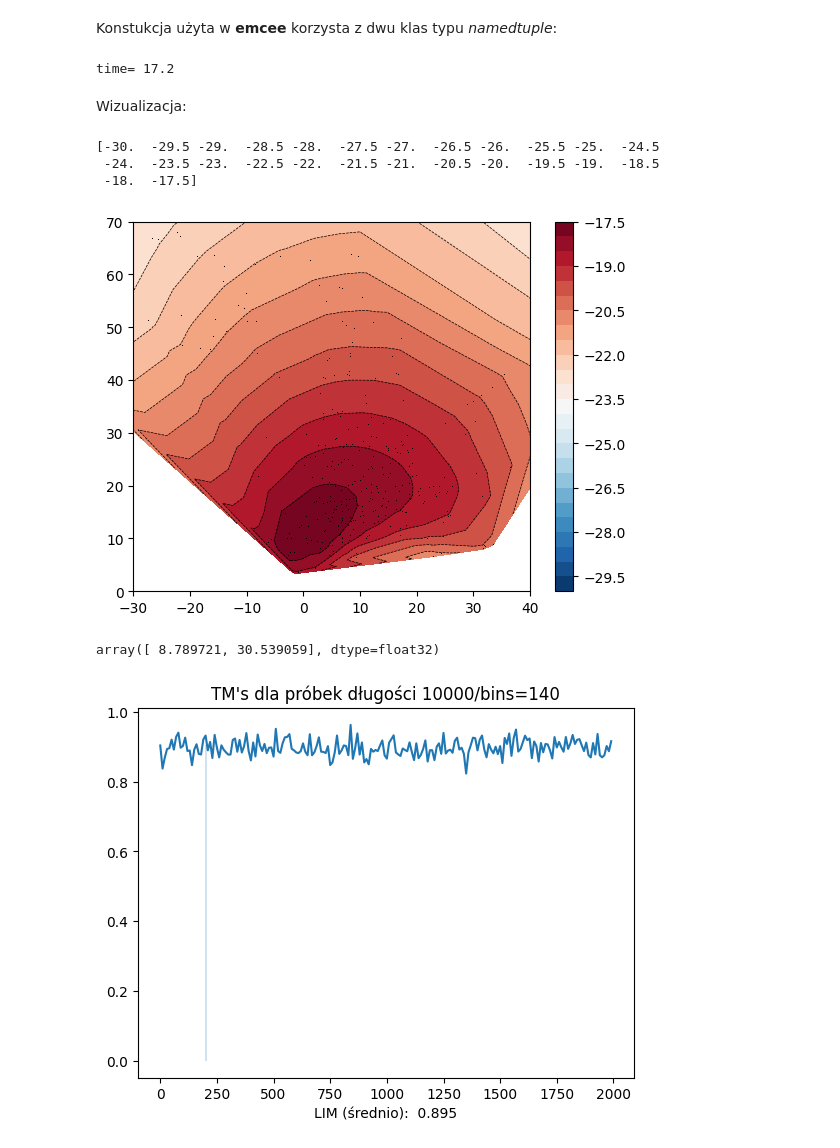
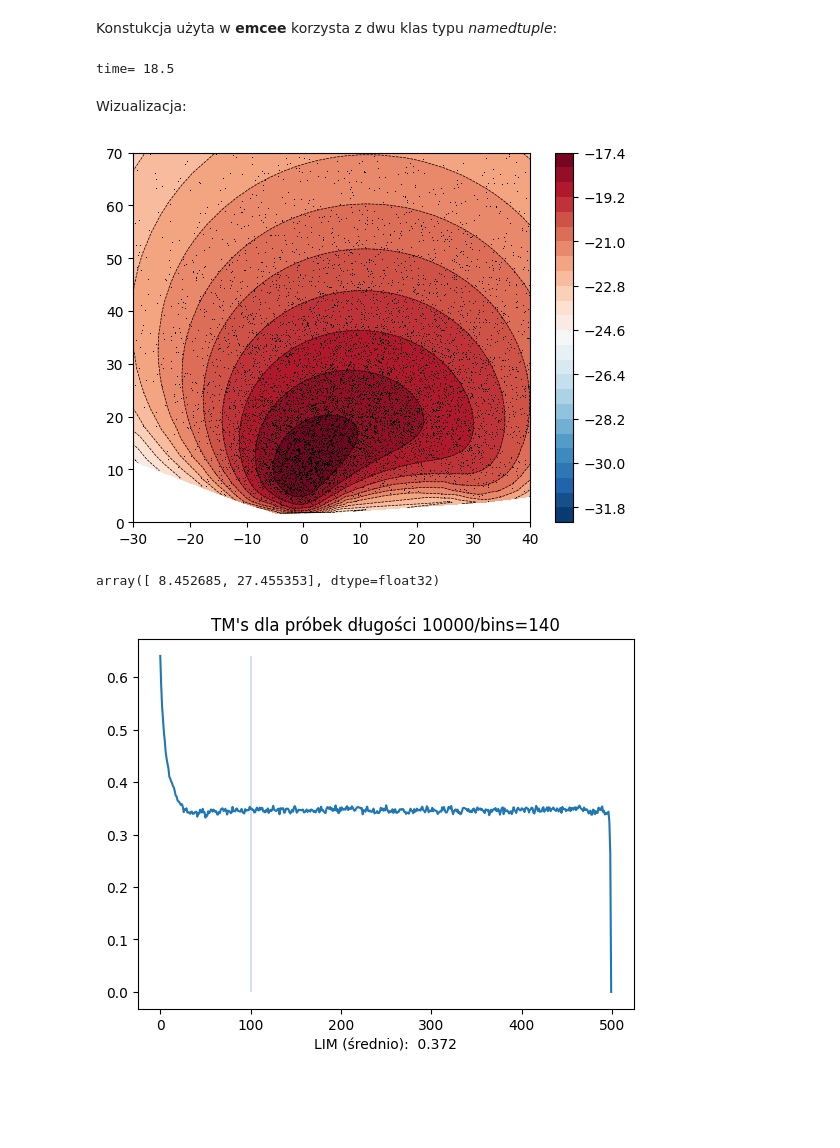
Before and after one commit to GrzegorzAndrzejczak/Programowanie-w-Pythonie, a Jupyter notebook: CASE_lighthouse_emcee.ipynb, the cells around one changed output. Saved outputs shown, nothing was run; the diff lists cells and outputs as text; code cells hidden in the pictures; blank space fills up the shorter version.

```diff
--- a/CASE_lighthouse_emcee.ipynb
+++ b/CASE_lighthouse_emcee.ipynb
@@ -35,8 +35,8 @@ D = d.values[:N]
 
 ndim = 2  # number of parameters in the model
 nwalkers = 10000  # number of MCMC walkers
-nburn = 200  # "burn-in" period to let chains stabilize
-nsteps = 1000  # number of MCMC steps to take - czyli zostaje 200:1000
+nburn = 100  # "burn-in" period to let chains stabilize
+nsteps = 500  # number of MCMC steps to take - czyli zostaje 200:1000
 
 # we'll start at random locations
 starting_guesses = np.random.rand(nwalkers, ndim)*20
@@ -86,8 +86,8 @@ state = State(deepcopy(starting_guesses), compute_log_prob(starting_guesses), ra
 # %%
 # nwalkers = 10000
 # nsteps = 500
-chain = np.empty((nwalkers, nsteps, ndim), dtype=np.float32)
-
+chain = np.empty((nsteps, nwalkers, ndim), dtype=np.float32)
+              # zmiana kolejności - w stos. do emcee
 t0=time_ns()
 for i in range(nsteps):
     # propose wg RedBlueMove.propose(self, model, state):
@@ -121,62 +121,56 @@ for i in range(nsteps):
         new_state = State(q, new_log_probs, model.random)
 
         state = update(state, new_state, accepted, S1)
-        chain[:, i, :] = state.coords
+        chain[i] = state.coords
 t1=time_ns()
 print(f'time={(t1-t0)/10**9:5.1f}')
 # %% [output]
-time= 17.2
+time= 18.5
 # %% [markdown]
 Wizualizacja:
 # %%
-# nburn = 10000
-# sample = chain[:,nburn:, :].reshape(-1,2)   # (50000,2) zamiast (50,1000,2)
-sample = chain[-1]
-sample_ = sample    # [:50000]
+# nburn = 100
+# sample = chain[nburn:,:, :].reshape(-1,2)   # (50000,2) zamiast (50,1000,2)
+sample = chain[-1]  #-------!!!!!!!!!!
+sample_ = sample
 from matplotlib import pyplot as plt
 fig, ax = plt.subplots()
 # ax.scatter(*sample.T, s=.03)      # albo
 ax.plot(*sample_.T, ",k")
 logR = compute_log_prob(sample_)
-ax.tricontour(*sample_.T, logR, levels=25, linewidths=0.5, colors='k')
-cntr2 = ax.tricontourf(*sample_.T, logR, levels=25, cmap="RdBu_r")
-# ax.tricontour(*sample.T, prob_sample, levels=14, linewidths=0.5, colors='k')
-# cntr2 = ax.tricontourf(*sample.T, prob_sample, levels=14, cmap="RdBu_r")
-print(cntr2.levels)
+ax.tricontour(*sample_.T, logR, levels=25, linewidths=0.5, colors='k');
+cntr2 = ax.tricontourf(*sample_.T, logR, levels=25, cmap="RdBu_r");
 fig.colorbar(cntr2, ax=ax)
 ax.set_xlim(-30,40);
 ax.set_ylim(0,70);
 plt.show(block=False)
-sample_.mean(axis=0)    # 2000:[12.058146, 37.69016 ], 50000?:[ 8.288431, 28.831856]
+sample_.mean(axis=0)    # 50000?:[ 8.288431, 28.831856]
 # %% [output]
+[figure, new version]
-[-30.  -29.5 -29.  -28.5 -28.  -27.5 -27.  -26.5 -26.  -25.5 -25.  -24.5
- -24.  -23.5 -23.  -22.5 -22.  -21.5 -21.  -20.5 -20.  -19.5 -19.  -18.5
- -18.  -17.5]
+array([ 8.452685, 27.455353], dtype=float32)
-[figure, old version]
-array([ 8.789721, 30.539059], dtype=float32)
 # %%
 # czas na ocenę TM-dist...
 bins = 140
 Hb, xb, yb = np.histogram2d(*sample.T, bins=bins, density=True, range=np.asarray([[-70,70],[0,140]]))    #
 # for k in np.arange(1,lastN//2000)* 2000:
 #     path_ = paths[k, :rozmS].T
 #     H_, _, _ = np.histogram2d(*path_, bins=bins, density=True, range=np.asarray([[-70, 70], [0, 140]]))  # density=True,
 #     tm_ = np.abs(H_ - Hb).sum()/2*(140/bins)**2
 #     print(f'{k:4}: {tm_:6.3f}')
-lastN = 2000
-n_rang = np.arange(lastN,step=10)
+lastN = 500
+n_rang = np.arange(lastN)
 tm_vals = np.empty_like(n_rang, dtype=np.float32)
 for i,k in enumerate(n_rang):    # * 100:
-    path_ = chain[k].T
+    path_ = chain[k].T  #-------!!!!!!!!!!
     H_, _, _ = np.histogram2d(*path_, bins=bins, density=True, range=np.asarray([[-70, 70], [0, 140]]))  # density=True,
     tm_ = np.abs(H_ - Hb).sum()/2
     # print(f'{k:4}: {tm_:6.3f}')
     tm_vals[i] = tm_
 tm_vals *= (140/bins)**2   # podział na 100^2 zamiast 140^2
 fig, ax0 = plt.subplots()
 ax0.plot(n_rang, tm_vals)
 ax0.vlines(nburn, 0, tm_vals[0],lw=.3)
 ax0.set_title(f"TM's dla próbek długości {nwalkers}/bins={bins}")
-ax0.set_xlabel(f"LIM (średnio): {tm_vals[-1000:-100].mean():6.3f}");    # 100: 0.174,  140: 0.232
+ax0.set_xlabel(f"LIM (średnio): {tm_vals[10:30].mean():6.3f}");    # 100: 0.174,  140: 0.232
 # %% [output]
-[figure, old version]
+[figure, new version]
```
